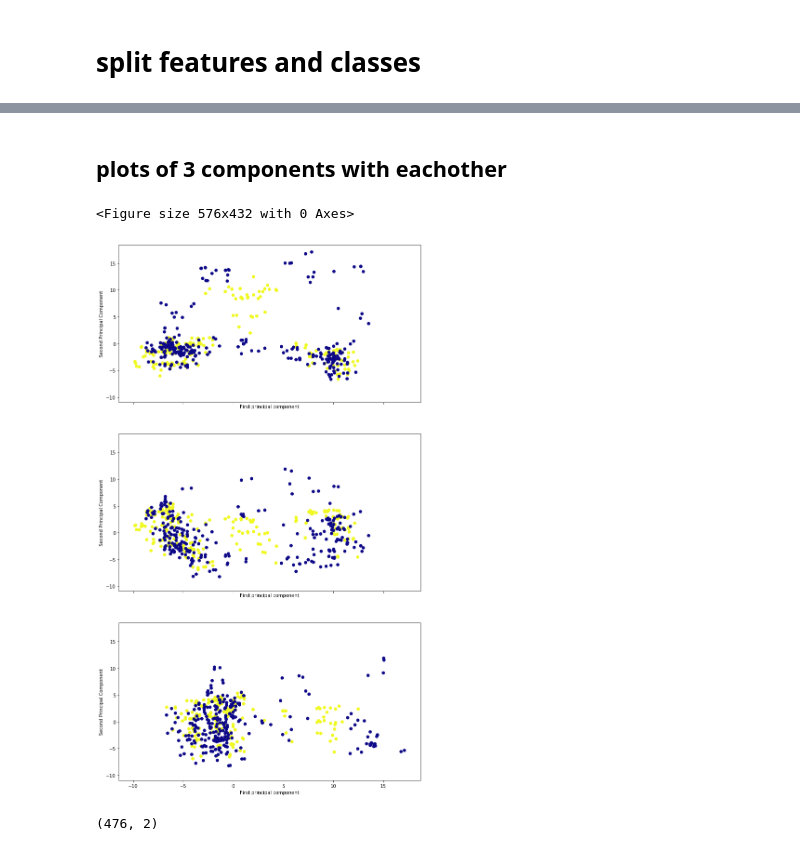
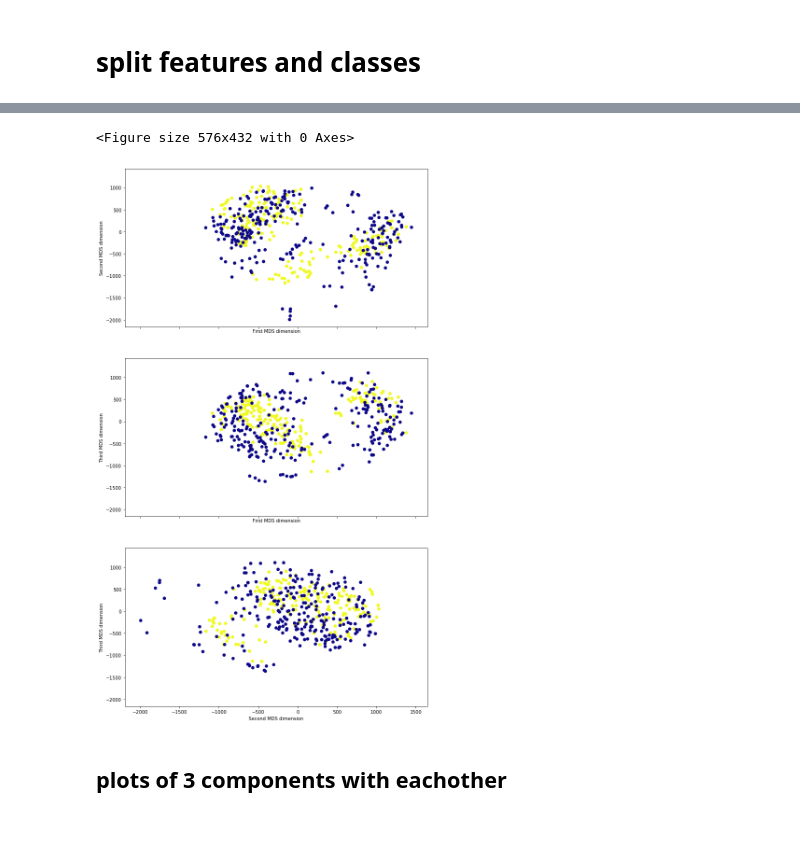
Before and after one commit to BU-IE-582/fall19-omarburk, a Jupyter notebook: IE582_HW2.ipynb, the cells around one changed output, grey strips where cells are left out. Saved outputs shown, nothing was run; the diff lists cells and outputs as text; code cells hidden in the pictures.

```diff
--- a/IE582_HW2.ipynb
+++ b/IE582_HW2.ipynb
@@ -58,25 +82,7 @@ ax.scatter(x_pca[:,0],x_pca[:,1],x_pca[:,2], c=target["Bag Class"], cmap="plasma
+# %%
+ThreeComponentPlot(features,target["Bag Class"],"MDS")
+# %% [output]
+<Figure size 576x432 with 0 Axes>
+[figure, added]
 # %% [markdown]
 ## plots of 3 components with eachother
-# %%
-fig = plt.figure(figsize=(8,6))
-fig, axes = plt.subplots(nrows = 3, ncols = 1, sharex=True, sharey = True)
-
-axes[0].scatter(x_pca[:,0],x_pca[:,1],c=target["Bag Class"],cmap='plasma')
-axes[0].set_xlabel('First principal component')
-axes[0].set_ylabel('Second Principal Component')
-
-
-axes[1].scatter(x_pca[:,0],x_pca[:,2],c=target["Bag Class"],cmap='plasma')
-axes[1].set_xlabel('First principal component')
-axes[1].set_ylabel('Second Principal Component')
-
-
-axes[2].scatter(x_pca[:,1],x_pca[:,2],c=target["Bag Class"],cmap='plasma')
-axes[2].set_xlabel('First principal component')
-axes[2].set_ylabel('Second Principal Component')
-
-
-plt.subplots_adjust(hspace=0.2, top=4, bottom=0, left=0, right=1.5)
-# %% [output]
-<Figure size 576x432 with 0 Axes>
-[figure, removed]
@@ -85,6 +88,0 @@ from sklearn.manifold import MDS
-# %%
-embedding = MDS(n_components=2)
-x_transformed = embedding.fit_transform(features)
-x_transformed.shape
-# %% [output]
-(476, 2)
```
Also changed, not shown: parts of 22 cells of this notebook.
